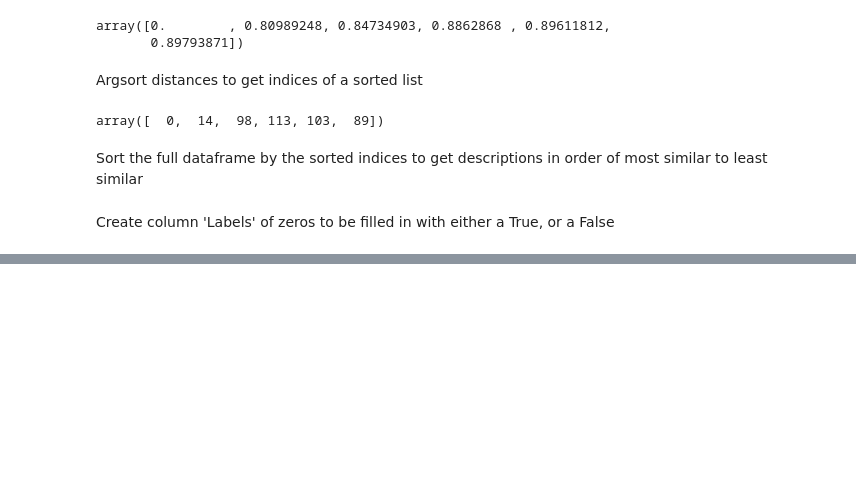
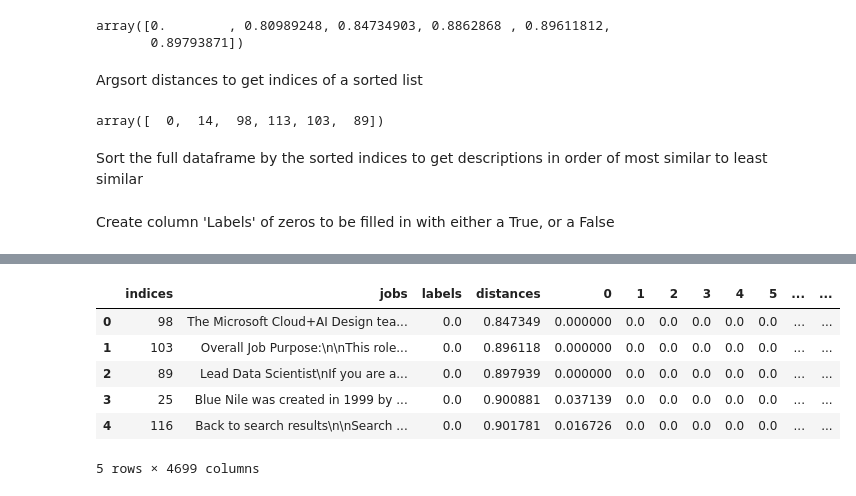
Before and after one commit to edoylee/Ember-Job-Recommender, a Jupyter notebook: notebooks/model_cleaning.ipynb, the cells around one changed output, grey strips where cells are left out. Drawn from its saved outputs; the diff is of its cells as text; code cells hidden in the pictures; blank space fills up the shorter version.

```diff
--- a/notebooks/model_cleaning.ipynb
+++ b/notebooks/model_cleaning.ipynb
@@ -58,0 +174,4 @@ sorted_df['labels'] = np.zeros(120)
+# %%
+distances_from_no = []
+for j in range(no_remains.shape[0]):
+    distances_from_no.append(spatial.distance.cosine(no_df.iloc[0,4:], no_remains.iloc[j,4:]))
@@ -58,0 +180,10 @@ sorted_df['labels'] = np.zeros(120)
+# %%
+yes_df = yes_adjusted_df[yes_adjusted_df['labels'] == 1.0]
+yes_remains = pd.DataFrame(yes_adjusted_df[yes_adjusted_df['labels'] == 0.0])
+yes_remains = yes_remains.set_index(np.arange(0, yes_remains.shape[0]))
+# %%
+distances_from_yes = []
+for j in range(yes_remains.shape[0]):
+    distances_from_yes.append(spatial.distance.cosine(yes_df.iloc[0,4:], yes_remains.iloc[j,4:]))
+# %%
+yes_remains['distances_from_yes'] = distances_from_yes
@@ -58,0 +198,10 @@ sorted_df['labels'] = np.zeros(120)
+# %%
+yes_remains.head()
+# %% [output]
+|  | indices | jobs | labels | distances | 0 | 1 | 2 | 3 | 4 | 5 | ... | ... |
+| 0 | 98 | The Microsoft Cloud+AI Design tea... | 0.0 | 0.847349 | 0.000000 | 0.0 | 0.0 | 0.0 | 0.0 | 0.0 | ... | ... |
+| 1 | 103 | Overall Job Purpose:\n\nThis role... | 0.0 | 0.896118 | 0.000000 | 0.0 | 0.0 | 0.0 | 0.0 | 0.0 | ... | ... |
+| 2 | 89 | Lead Data Scientist\nIf you are a... | 0.0 | 0.897939 | 0.000000 | 0.0 | 0.0 | 0.0 | 0.0 | 0.0 | ... | ... |
+| 3 | 25 | Blue Nile was created in 1999 by ... | 0.0 | 0.900881 | 0.037139 | 0.0 | 0.0 | 0.0 | 0.0 | 0.0 | ... | ... |
+| 4 | 116 | Back to search results\n\nSearch ... | 0.0 | 0.901781 | 0.016726 | 0.0 | 0.0 | 0.0 | 0.0 | 0.0 | ... | ... |
+5 rows × 4699 columns
```
Also changed, not shown: parts of 32 cells of this notebook, 1 other file.
